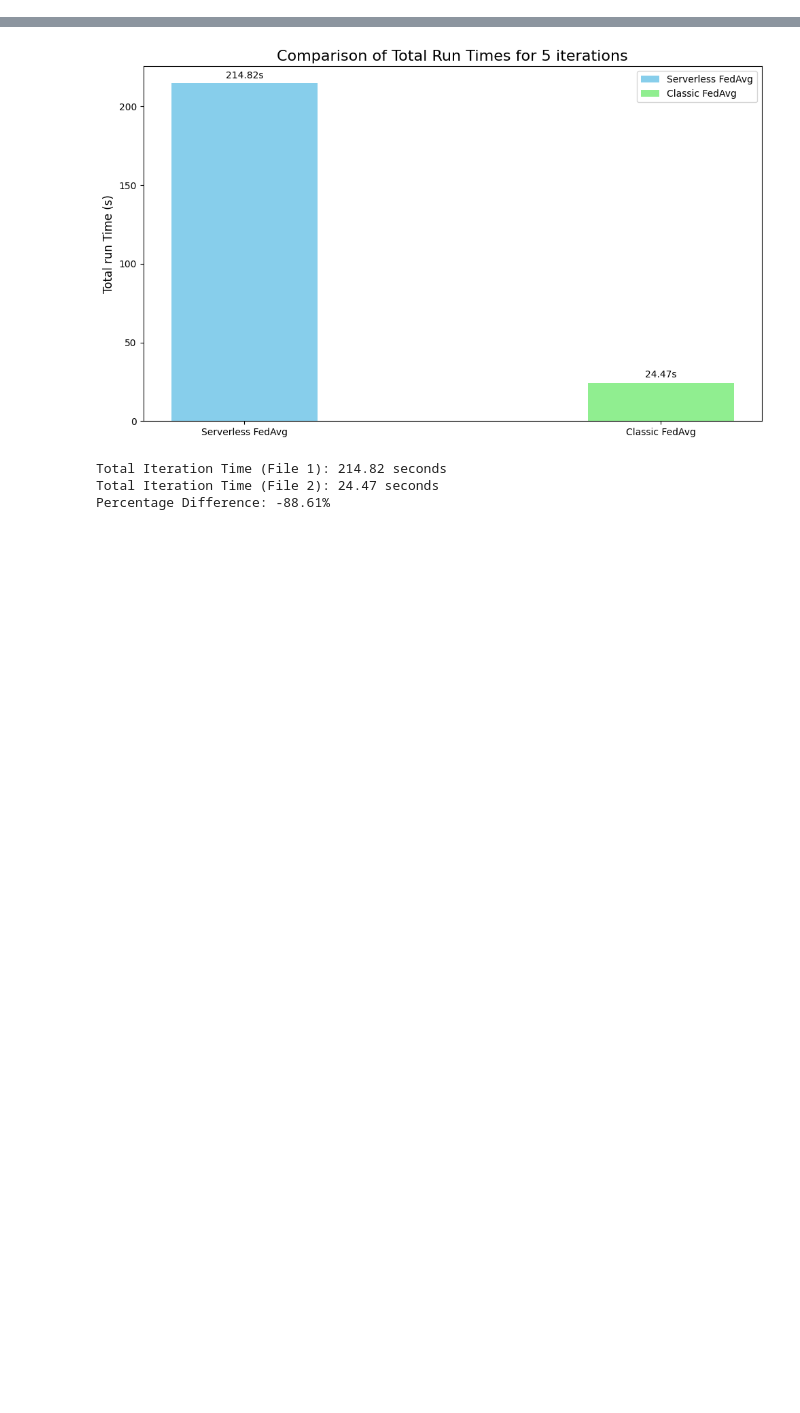
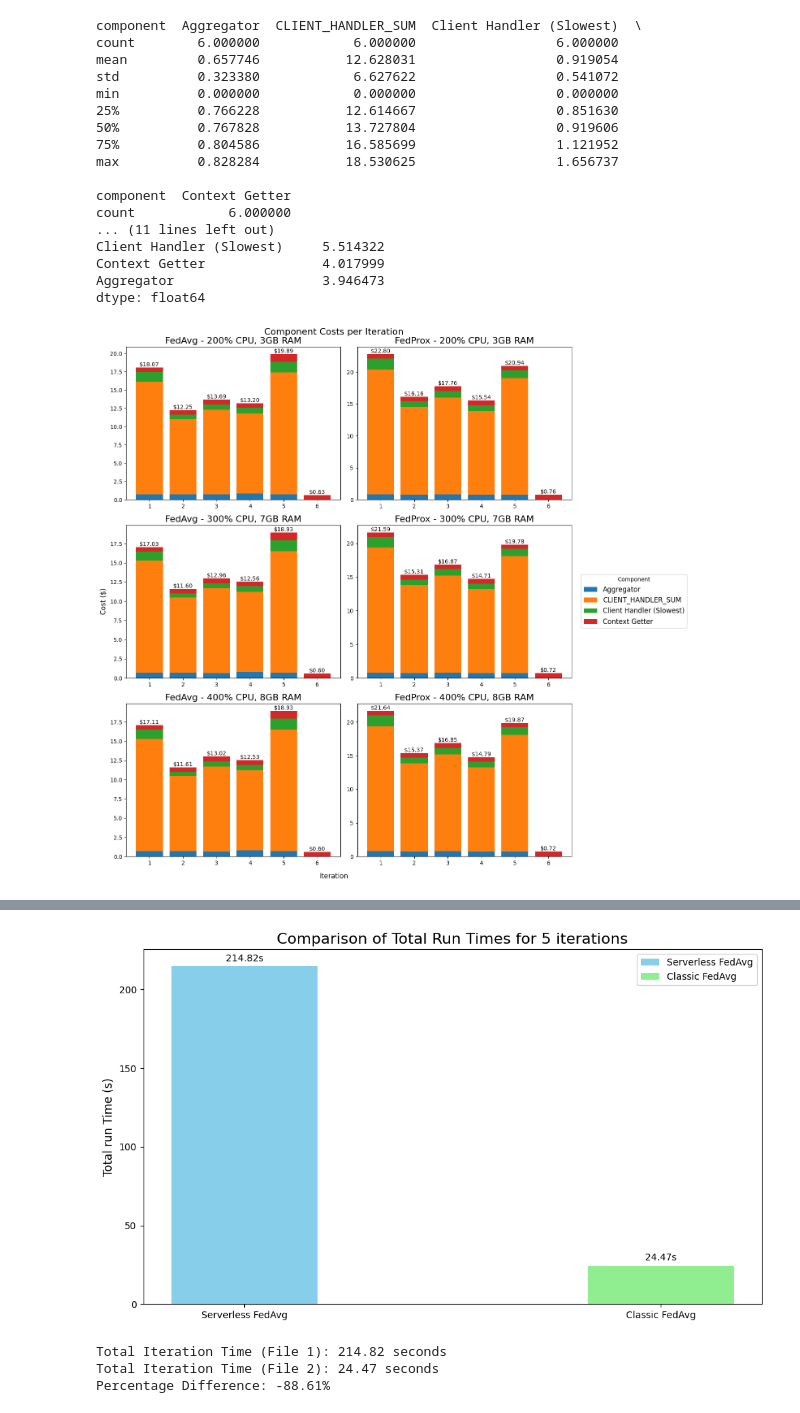
Before and after one commit to Akatroj/pfl-research, a Jupyter notebook: tutorials/analysis.ipynb, the cells around one changed output, grey strips where cells are left out. Drawn from its saved outputs; the diff is of its cells as text; code cells hidden in the pictures; blank space fills up the shorter version.

```diff
--- a/tutorials/analysis.ipynb
+++ b/tutorials/analysis.ipynb
@@ -98,0 +454,62 @@ dtype: float64
+# %%
+fig, axs = plt.subplots(3, 2, figsize=(12, 14))
+
+rename_dict = {
+    "CONTEXT_GETTER": "Context Getter",
+    "CLIENT_HANDLER_MAX": "Client Handler (Slowest)",
+    "AGGREGATOR": "Aggregator",
+}
+
+# df = df[df["component"] != "CLIENT_HANDLER_MAX"]
+
+
+def graph3(df, ax, title, cost_function):
+    df = df[df["operation"] == "RUN"]
+    df = df.replace({"component": rename_dict})
+    # Pivot the data
+    pivot_df = df.pivot(index="iteration", columns="component", values="execution_time")
+
+    # Fill NaN values with 0
+    pivot_df = pivot_df.fillna(0)
+
+    # Apply cost function to each value
+    cost_df = pivot_df.applymap(cost_function)
+
+    # Create the plot
+    bottom = np.zeros(len(cost_df))
+    for column in cost_df.columns:
+        ax.bar(cost_df.index, cost_df[column], bottom=bottom, label=column)
+        bottom += cost_df[column]
+
+    # Add value labels on the bars
+    for i, total in enumerate(bottom):
+        ax.text(i, total, f"${total:.2f}", ha="center", va="bottom")
+
+    ax.set_title(title, fontsize=16)
+
+    # Print summary statistics
+    print(cost_df.describe())
+
+    # Print total cost per component
+    print("\nTotal Cost per Component:")
+    print(cost_df.sum().sort_values(ascending=False))
+
+
+# Define your cost function here
+cost_function = lambda x: x * 0.1  # Example: $0.1 per second
+
+graph3(fedavg_df, axs[0, 0], "FedAvg - 200% CPU, 3GB RAM", cost_function)
+graph3(fedprox_df, axs[0, 1], "FedProx - 200% CPU, 3GB RAM", cost_function)
+graph3(fedavg_df_300, axs[1, 0], "FedAvg - 300% CPU, 7GB RAM", cost_function)
+graph3(fedprox_df_300, axs[1, 1], "FedProx - 300% CPU, 7GB RAM", cost_function)
+graph3(fedavg_df_400, axs[2, 0], "FedAvg - 400% CPU, 8GB RAM", cost_function)
+graph3(fedprox_df_400, axs[2, 1], "FedProx - 400% CPU, 8GB RAM", cost_function)
+
+fig.suptitle("Component Costs per Iteration", fontsize=16)
+fig.supxlabel("Iteration", fontsize=12)
+fig.supylabel("Cost ($)", fontsize=12)
+handles, labels = axs[0, 0].get_legend_handles_labels()
+fig.legend(handles, labels, title="Component", bbox_to_anchor=(1.00, 0.5), loc="center left", fontsize=12)
+plt.tight_layout()
+plt.show()
+# %% [output]
@@ -98,0 +533,18 @@ dtype: float64
+component  Aggregator  CLIENT_HANDLER_SUM  Client Handler (Slowest)  \
+count        6.000000            6.000000                  6.000000
+mean         0.657746           12.628031                  0.919054
+std          0.323380            6.627622                  0.541072
+min          0.000000            0.000000                  0.000000
+25%          0.766228           12.614667                  0.851630
+50%          0.767828           13.727804                  0.919606
+75%          0.804586           16.585699                  1.121952
+max          0.828284           18.530625                  1.656737
+
+component  Context Getter
+count            6.000000
+... (11 lines left out)
+Client Handler (Slowest)     5.514322
+Context Getter               4.017999
+Aggregator                   3.946473
+dtype: float64
+[figure, added]
```
Also changed, not shown: parts of 32 cells of this notebook, 21 other files.
